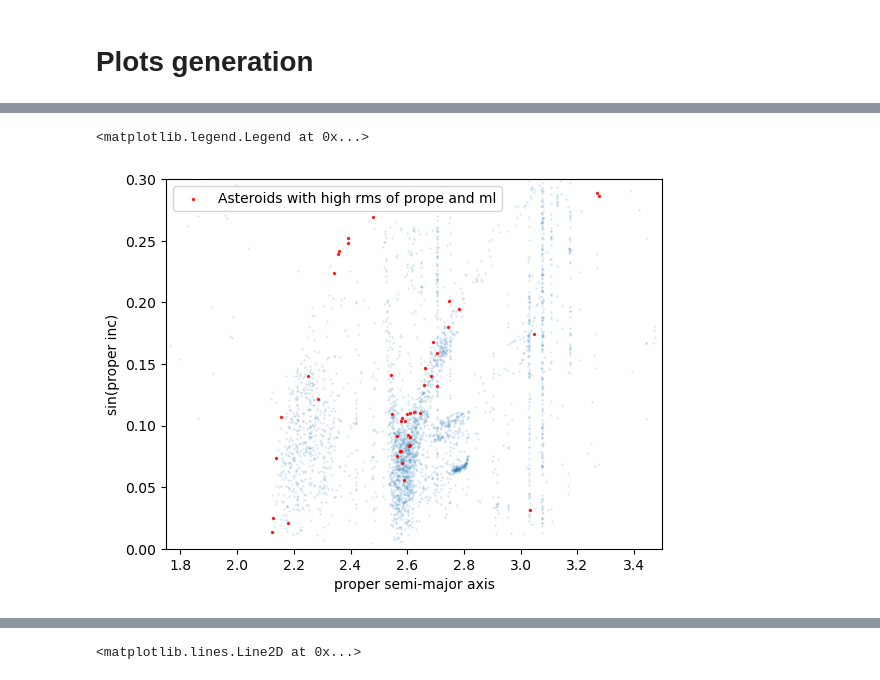
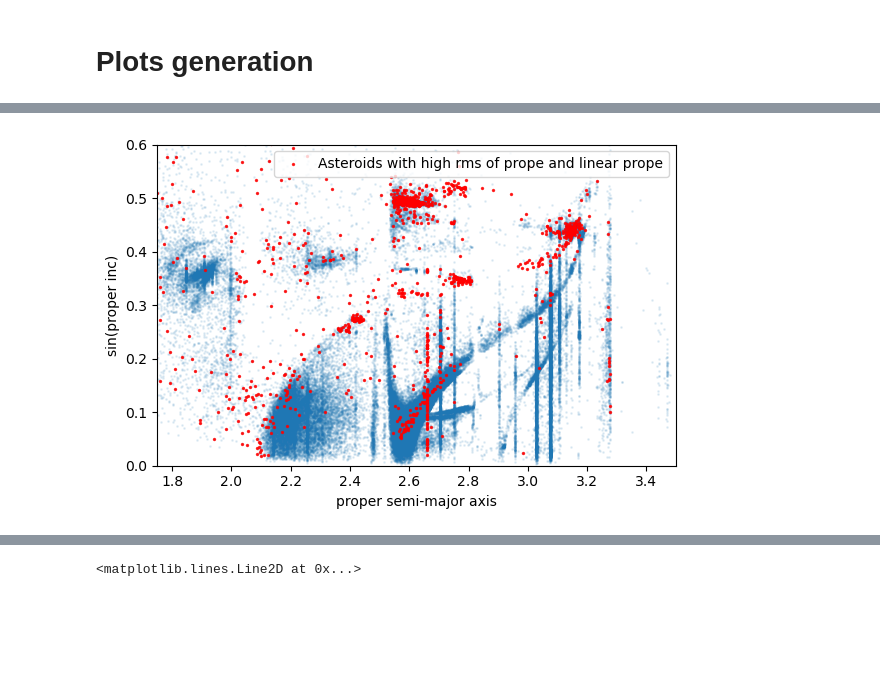
Before and after one commit to kavidey/action-angle-discovery, a Jupyter notebook: properelements.ipynb, the cells around one changed output, grey strips where cells are left out. Saved outputs shown, nothing was run; the diff lists cells and outputs as text; code cells hidden in the pictures; blank space fills up the shorter version.

```diff
--- a/properelements.ipynb
+++ b/properelements.ipynb
@@ -460,0 +579,7 @@ results
+# %%
+error_initial = np.sqrt((e_nesvorny_test - e_initial_test)**2)
+error_linear = np.sqrt((e_nesvorny_test - e_linear_test)**2)
+plt.hist(error_initial, bins=10000, alpha=0.5, label='rms_nesvorny_vs_initial', color = "orange", density = True)
+plt.hist(error_linear, bins=10000, alpha=0.5, label='rms_nesvorny_vs_linear', color = "blue", density = True)
+plt.xlim(0, 0.2)
+plt.legend()
@@ -461,7 +589,8 @@ results
 # %% [markdown]
 # Plots generation
 # %%
-error_threshold = 0.05
-nesvorny_vs_ml = np.sqrt((testY-pred)**2)
-high_error_mask = nesvorny_vs_ml > error_threshold
-high_error_asteroids = merged_df.loc[nesvorny_vs_ml[high_error_mask].index]
+error_threshold = 0.1
+ratio = (error_linear/error_initial) * 100
+high_error_mask = error_linear > error_threshold
+high_error_asteroids = merged_df.loc[error_linear[high_error_mask].index]
+high_error_asteroids
@@ -537,16 +700,18 @@ plt.show()
 # %%
-merged_df_high = merged_df[merged_df['d'] > 50]
+merged_df_high = merged_df[merged_df['d'] > 100]
 linear_prop_inc = np.sin(merged_df_high['propsini'])
 a = merged_df_high['propa']
-plt. scatter(a, linear_prop_inc, s = 1, alpha = 0.1)
-plt.scatter(high_error_asteroids['propa'], np.sin(high_error_asteroids['propsini']), color = 'red', alpha = 0.8, s = 2, label = "Asteroids with high rms of prope and ml")
-plt.ylim(0, 0.3)
+plt.figure(figsize = [6, 4])
+plt.scatter(a, linear_prop_inc, s = 1, alpha = 0.1)
+plt.scatter(high_error_asteroids['propa'], np.sin(high_error_asteroids['propsini']), color = 'red', alpha = 0.8, s = 2, label = "Asteroids with high rms of prope and linear prope", rasterized=True)
+plt.ylim(0, 0.6)
 plt.xlim(1.75, 3.5)
 # for (label, a_val), color in zip(a_values.items(), colors):
 #     plt.vlines(a_val, 0, 0.3, label = label, color = color)
 plt.xlabel("proper semi-major axis")
 plt.ylabel("sin(proper inc)")
 plt.legend()
+plt.tight_layout()
+plt.show()
 # %% [output]
-<matplotlib.legend.Legend at 0x...>
-[figure, old version]
+[figure, new version]
```
Also changed, not shown: parts of 30 cells of this notebook.
